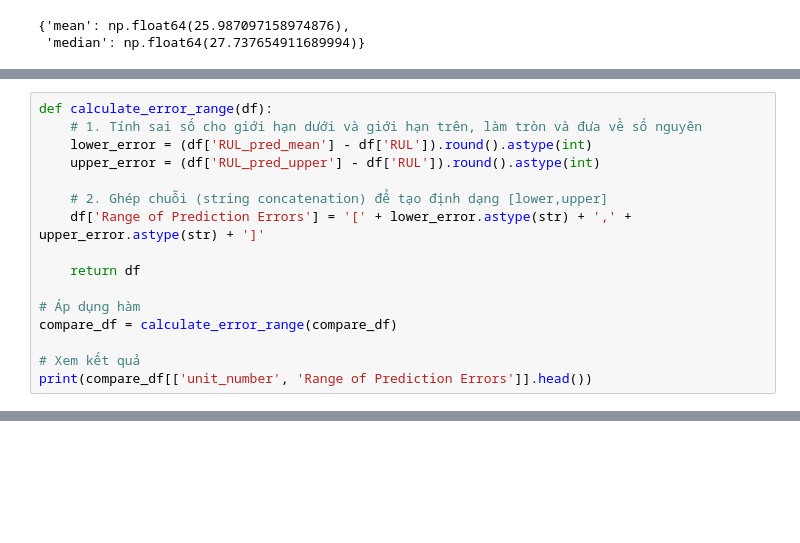
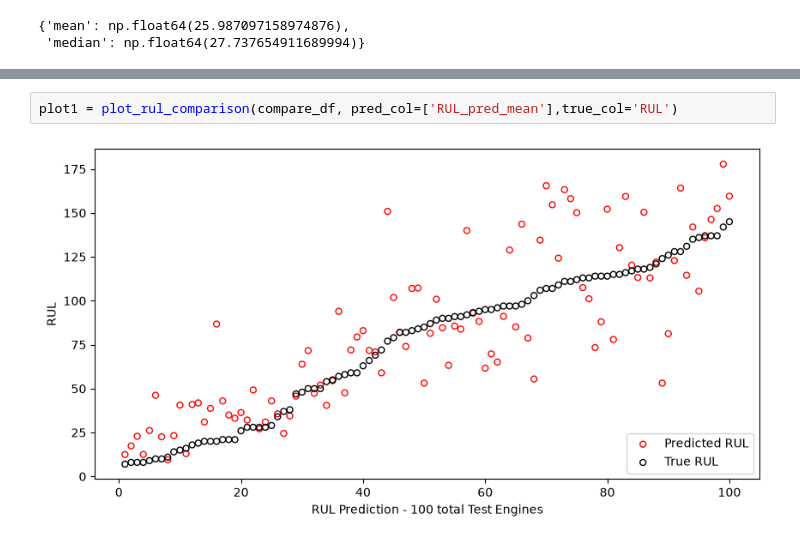
Before and after one commit to Lznkz/Project-MFPCA, a Jupyter notebook: real.ipynb, the cells around one changed output, grey strips where cells are left out. Drawn from its saved outputs; the diff is of its cells as text; blank space fills up the shorter version.

```diff
--- a/real.ipynb
+++ b/real.ipynb
@@ -204,17 +229 @@ median
 Name: count, dtype: int64
-# %%
-def calculate_error_range(df):
-    # 1. Tính sai số cho giới hạn dưới và giới hạn trên, làm tròn và đưa về số nguyên
-    lower_error = (df['RUL_pred_mean'] - df['RUL']).round().astype(int)
-    upper_error = (df['RUL_pred_upper'] - df['RUL']).round().astype(int)
-
-    # 2. Ghép chuỗi (string concatenation) để tạo định dạng [lower,upper]
-    df['Range of Prediction Errors'] = '[' + lower_error.astype(str) + ',' + upper_error.astype(str) + ']'
-
-    return df
-
-# Áp dụng hàm
-compare_df = calculate_error_range(compare_df)
-
-# Xem kết quả
-print(compare_df[['unit_number', 'Range of Prediction Errors']].head())
@@ -222,0 +561,4 @@ KeyError: 'RUL_pred_upper'
+# %%
+plot1 = plot_rul_comparison(compare_df, pred_col=['RUL_pred_mean'],true_col='RUL')
+# %% [output]
+[figure, added]
```
Also changed, not shown: parts of 31 cells of this notebook, 6 other files.
